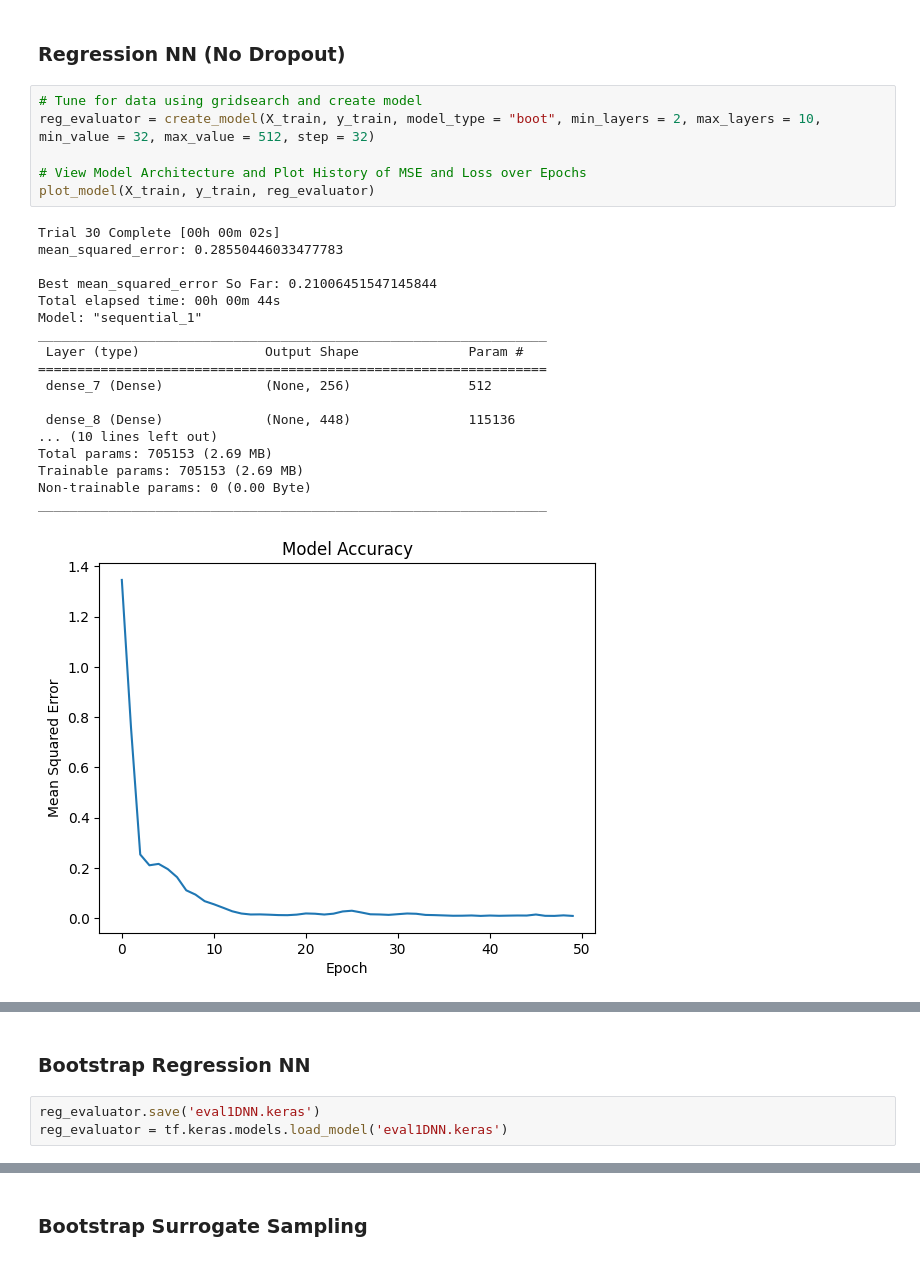
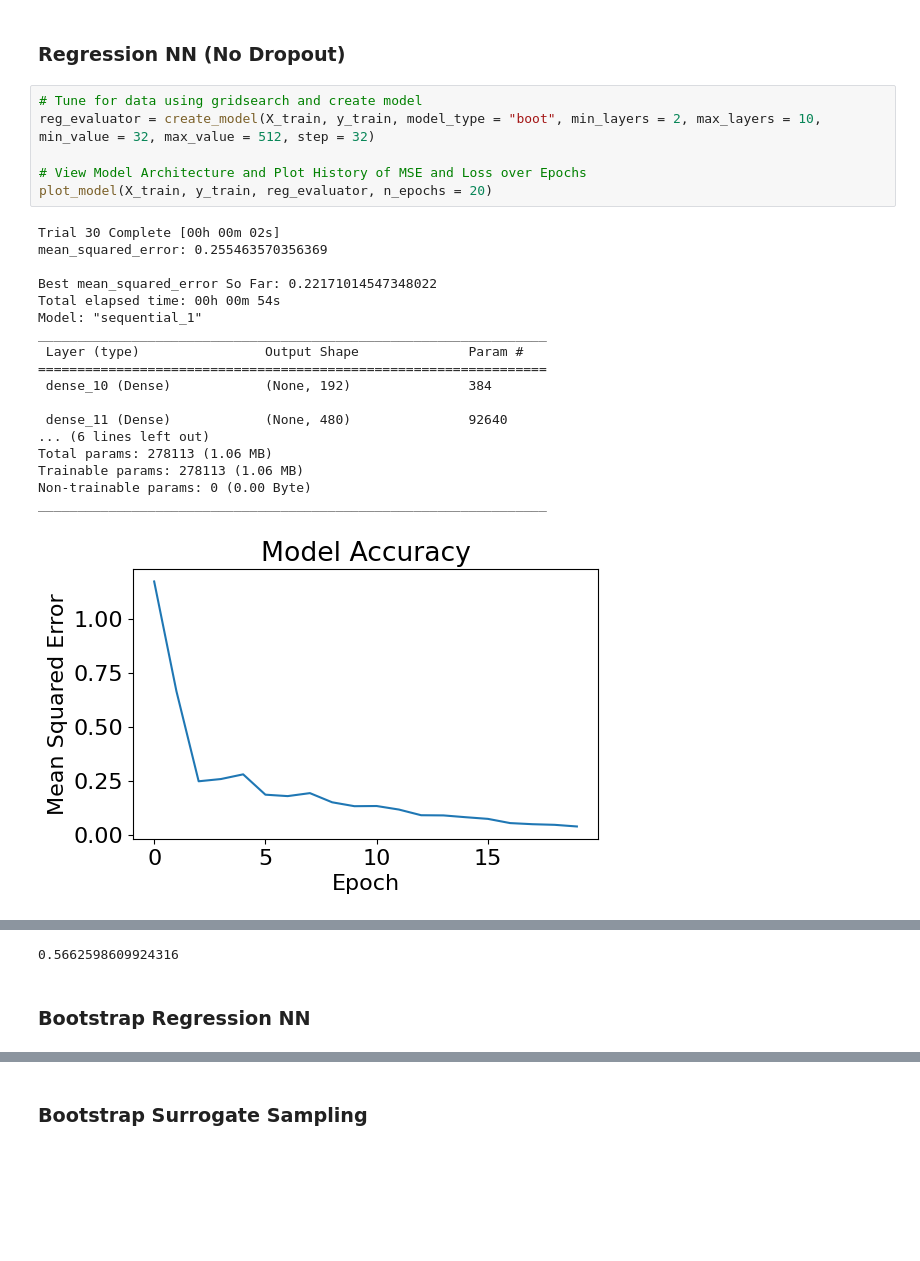
Before and after one commit to cnfranzen/RegressionEval, a Jupyter notebook: PartialEval1D.ipynb, the cells around one changed output, grey strips where cells are left out. Saved outputs shown, nothing was run; the diff lists cells and outputs as text; blank space fills up the shorter version.

```diff
--- a/PartialEval1D.ipynb
+++ b/PartialEval1D.ipynb
@@ -52,25 +52,25 @@ X_new = np.linspace(-1.3,1.3,100)
 # %%
 # Tune for data using gridsearch and create model
 reg_evaluator = create_model(X_train, y_train, model_type = "boot", min_layers = 2, max_layers = 10, min_value = 32, max_value = 512, step = 32)
 
 # View Model Architecture and Plot History of MSE and Loss over Epochs
-plot_model(X_train, y_train, reg_evaluator)
+plot_model(X_train, y_train, reg_evaluator, n_epochs = 20)
 # %% [output]
 Trial 30 Complete [00h 00m 02s]
-mean_squared_error: 0.28550446033477783
+mean_squared_error: 0.255463570356369
 
-Best mean_squared_error So Far: 0.21006451547145844
-Total elapsed time: 00h 00m 44s
+Best mean_squared_error So Far: 0.22171014547348022
+Total elapsed time: 00h 00m 54s
 Model: "sequential_1"
 _________________________________________________________________
  Layer (type)                Output Shape              Param #
 =================================================================
- dense_7 (Dense)             (None, 256)               512
+ dense_10 (Dense)            (None, 192)               384
 
- dense_8 (Dense)             (None, 448)               115136
-... (10 lines left out)
-Total params: 705153 (2.69 MB)
-Trainable params: 705153 (2.69 MB)
+ dense_11 (Dense)            (None, 480)               92640
+... (6 lines left out)
+Total params: 278113 (1.06 MB)
+Trainable params: 278113 (1.06 MB)
 Non-trainable params: 0 (0.00 Byte)
 _________________________________________________________________
-[figure, old version]
+[figure, new version]
@@ -78,6 +78,4 @@ _________________________________________________________________
+0.5662598609924316
 # %% [markdown]
 ### Bootstrap Regression NN
-# %%
-reg_evaluator.save('eval1DNN.keras')
-reg_evaluator = tf.keras.models.load_model('eval1DNN.keras')
 # %%
```
Also changed, not shown: parts of 14 cells of this notebook, 4 other files.
